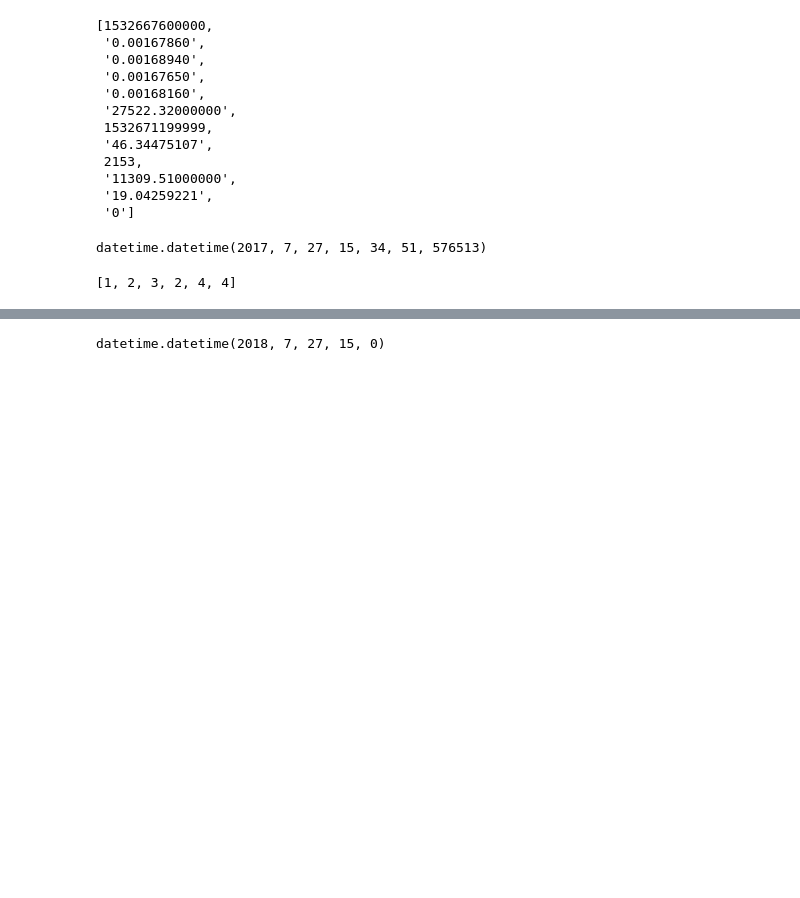
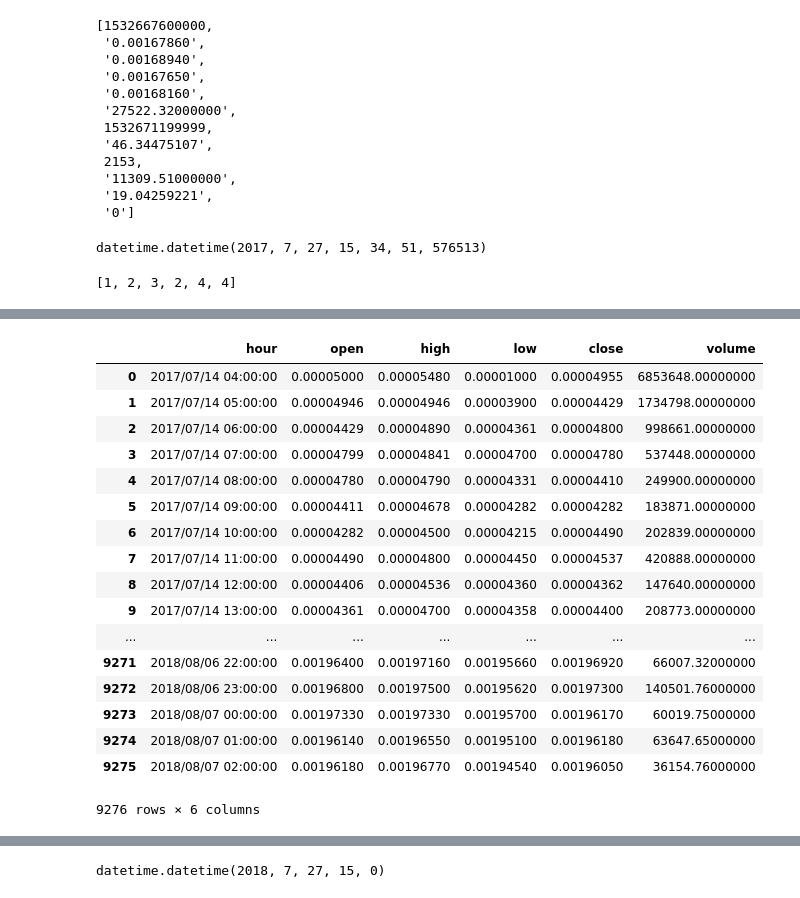
Before and after one commit to llejo3/deep-learning, a Jupyter notebook: cryptocurrency_rnn/cryptocurrency_learning_rnn.ipynb, the cells around one changed output, grey strips where cells are left out. Drawn from its saved outputs; the diff is of its cells as text; code cells hidden in the pictures; blank space fills up the shorter version.

```diff
--- a/cryptocurrency_rnn/cryptocurrency_learning_rnn.ipynb
+++ b/cryptocurrency_rnn/cryptocurrency_learning_rnn.ipynb
@@ -99,33 +99,44 @@ datetime.datetime(2017, 7, 27, 15, 34, 51, 576513)
 # %% [output]
 [1, 2, 3, 2, 4, 4]
 # %%
+HOUR_FORMAT = '%Y/%m/%d %H:%M:%S'
+
 def to_date(date_str) :
-    return datetime.datetime.strptime(date_str, '%Y/%m/%d %H:%M:%S KST')
+    return datetime.datetime.strptime(date_str, HOUR_FORMAT)
 
 def to_hour_str(timestamp) :
-    print(type(timestamp))
-    return datetime.datetime.fromtimestamp(timestamp/1000).strftime('%Y/%m/%d %H:%M:%S KST')
+    if isinstance(timestamp, pd.Series) :
+        return  pd.to_datetime(timestamp/1000, unit='s').dt.strftime(HOUR_FORMAT)
+    elif isinstance(timestamp, datetime.datetime) :
+        return timestamp.strftime(HOUR_FORMAT)
+    else :
+        return datetime.datetime.fromtimestamp(timestamp/1000).strftime(HOUR_FORMAT)
+
 
 def get_klines_binance_data(symbol, start) :
+    TZ_STR = ' KST'
+    client = Client('', '')
     klines = []
     if start == '' :
         now_datetime = datetime.datetime.today()
-        start = now_datetime - datetime.timedelta(days=365)
-        end = now_datetime - datetime.timedelta(hours=1)
+        start = to_hour_str(now_datetime - datetime.timedelta(days=365))
+        end = to_hour_str(now_datetime - datetime.timedelta(hours=1))
+        print(end)
         while True :
             klines_new = client.get_historical_klines(symbol, Client.KLINE_INTERVAL_1HOUR, start, end)
             if len(klines_new) == 0:
                 break
             klines = klines_new +  klines
-            end = start - datetime.timedelta(hours=1)
-            start = start - datetime.timedelta(days=365)
+            end = to_hour_str(to_date(start) - datetime.timedelta(hours=1))
+            start = to_hour_str(to_date(start) - datetime.timedelta(days=365))
     else :
         klines = client.get_historical_klines(symbol, Client.KLINE_INTERVAL_1HOUR, start)
         klines = klines[:-1]
+
     df_klines = pd.DataFrame(klines, columns=['open-time', 'open', 'high', 'low', 'close', 'volume',
                                               'close-time', 'quote-volume', 'trades-cnt',
                                               'taker-base-volume', 'taker-quote-volume', 'unknown'])
-    df_klines.assign(hour = to_hour_str(df_klines['open-time'])
+    df_klines = df_klines.assign(hour = to_hour_str(df_klines['open-time']))
     df_klines = df_klines[['hour', 'open', 'high', 'low', 'close', 'volume']]
     return df_klines
 
@@ -135,8 +146,7 @@ def get_klines_data(symbol) :
         data = pd.read_csv(file_path)
         data = data[:-1]
         hours_last = data.tail(1)['hour'].to_string(index=False)
-        hour_next = to_date(hours_last) + datetime.timedelta(hours=1)
-        hour_next = date_next.strftime("%Y/%m/%d %H:%M:%S KST")
+        hour_next = to_hour_str(to_date(hours_last) + datetime.timedelta(hours=1))
         new_data = get_klines_binance_data(symbol, hour_next)
         if len(new_data) > 0 :
             data = data.append(new_data, ignore_index=True)
@@ -145,3 +155,6 @@ def get_klines_data(symbol) :
         data = get_klines_binance_data(symbol, '')
         data.to_csv(file_path, index=False)
     return data
+
+get_klines_data('BNBBTC')
+# %% [output]
@@ -148,3 +162,21 @@ def get_klines_data(symbol) :
+|  | hour | open | high | low | close | volume |
+| 0 | 2017/07/14 04:00:00 | 0.00005000 | 0.00005480 | 0.00001000 | 0.00004955 | 6853648.00000000 |
+| 1 | 2017/07/14 05:00:00 | 0.00004946 | 0.00004946 | 0.00003900 | 0.00004429 | 1734798.00000000 |
+| 2 | 2017/07/14 06:00:00 | 0.00004429 | 0.00004890 | 0.00004361 | 0.00004800 | 998661.00000000 |
+| 3 | 2017/07/14 07:00:00 | 0.00004799 | 0.00004841 | 0.00004700 | 0.00004780 | 537448.00000000 |
+| 4 | 2017/07/14 08:00:00 | 0.00004780 | 0.00004790 | 0.00004331 | 0.00004410 | 249900.00000000 |
+| 5 | 2017/07/14 09:00:00 | 0.00004411 | 0.00004678 | 0.00004282 | 0.00004282 | 183871.00000000 |
+| 6 | 2017/07/14 10:00:00 | 0.00004282 | 0.00004500 | 0.00004215 | 0.00004490 | 202839.00000000 |
+| 7 | 2017/07/14 11:00:00 | 0.00004490 | 0.00004800 | 0.00004450 | 0.00004537 | 420888.00000000 |
+| 8 | 2017/07/14 12:00:00 | 0.00004406 | 0.00004536 | 0.00004360 | 0.00004362 | 147640.00000000 |
+| 9 | 2017/07/14 13:00:00 | 0.00004361 | 0.00004700 | 0.00004358 | 0.00004400 | 208773.00000000 |
+| ... | ... | ... | ... | ... | ... | ... |
+| 9271 | 2018/08/06 22:00:00 | 0.00196400 | 0.00197160 | 0.00195660 | 0.00196920 | 66007.32000000 |
+| 9272 | 2018/08/06 23:00:00 | 0.00196800 | 0.00197500 | 0.00195620 | 0.00197300 | 140501.76000000 |
+| 9273 | 2018/08/07 00:00:00 | 0.00197330 | 0.00197330 | 0.00195700 | 0.00196170 | 60019.75000000 |
+| 9274 | 2018/08/07 01:00:00 | 0.00196140 | 0.00196550 | 0.00195100 | 0.00196180 | 63647.65000000 |
+| 9275 | 2018/08/07 02:00:00 | 0.00196180 | 0.00196770 | 0.00194540 | 0.00196050 | 36154.76000000 |
+9276 rows × 6 columns
 # %%
 get_klines_binance_data('BNBBTC', '2018/07/27 15:00:00 KST')
 # %% [output]
```
Also changed, not shown: parts of 2 cells of this notebook, 1 other file.
